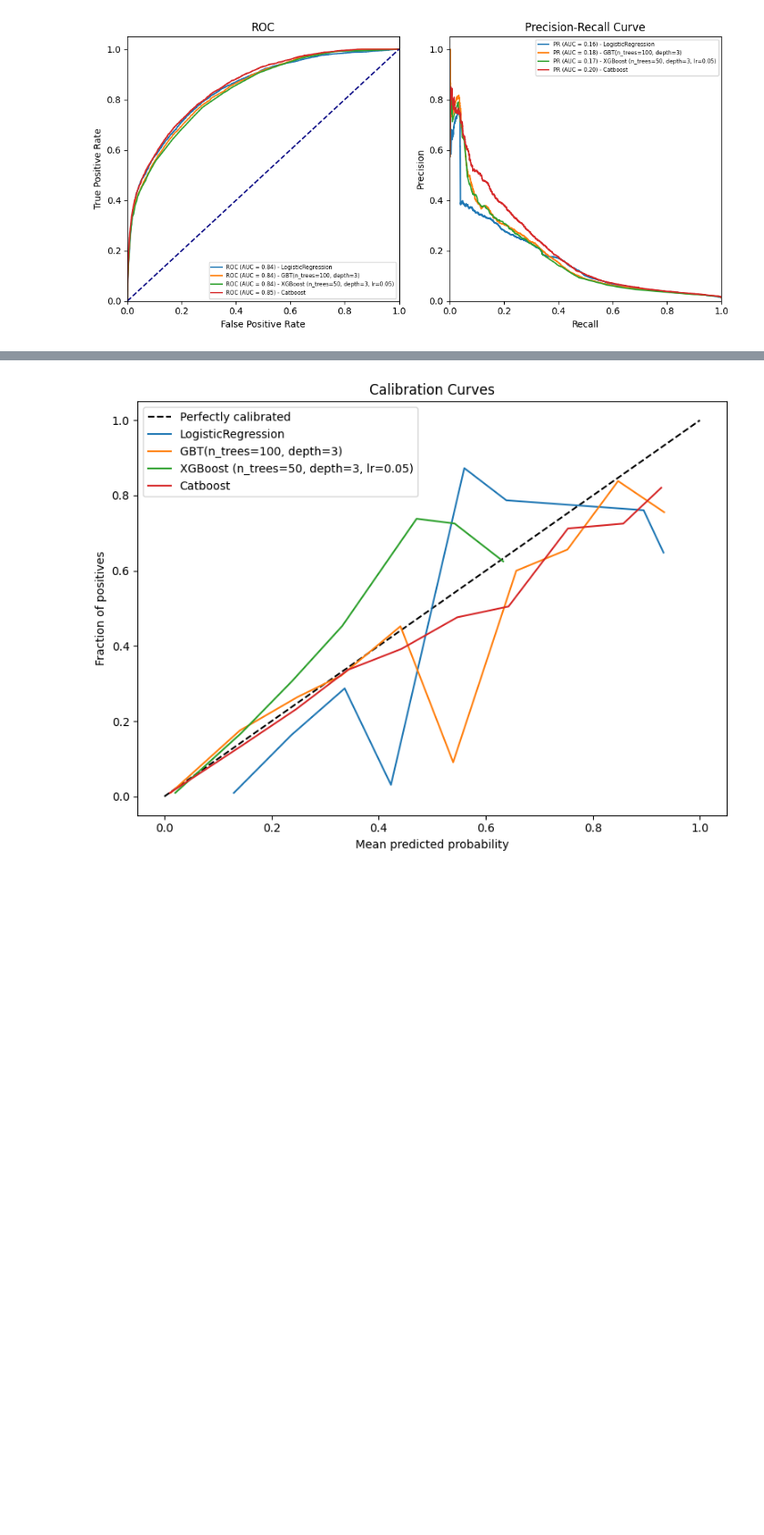
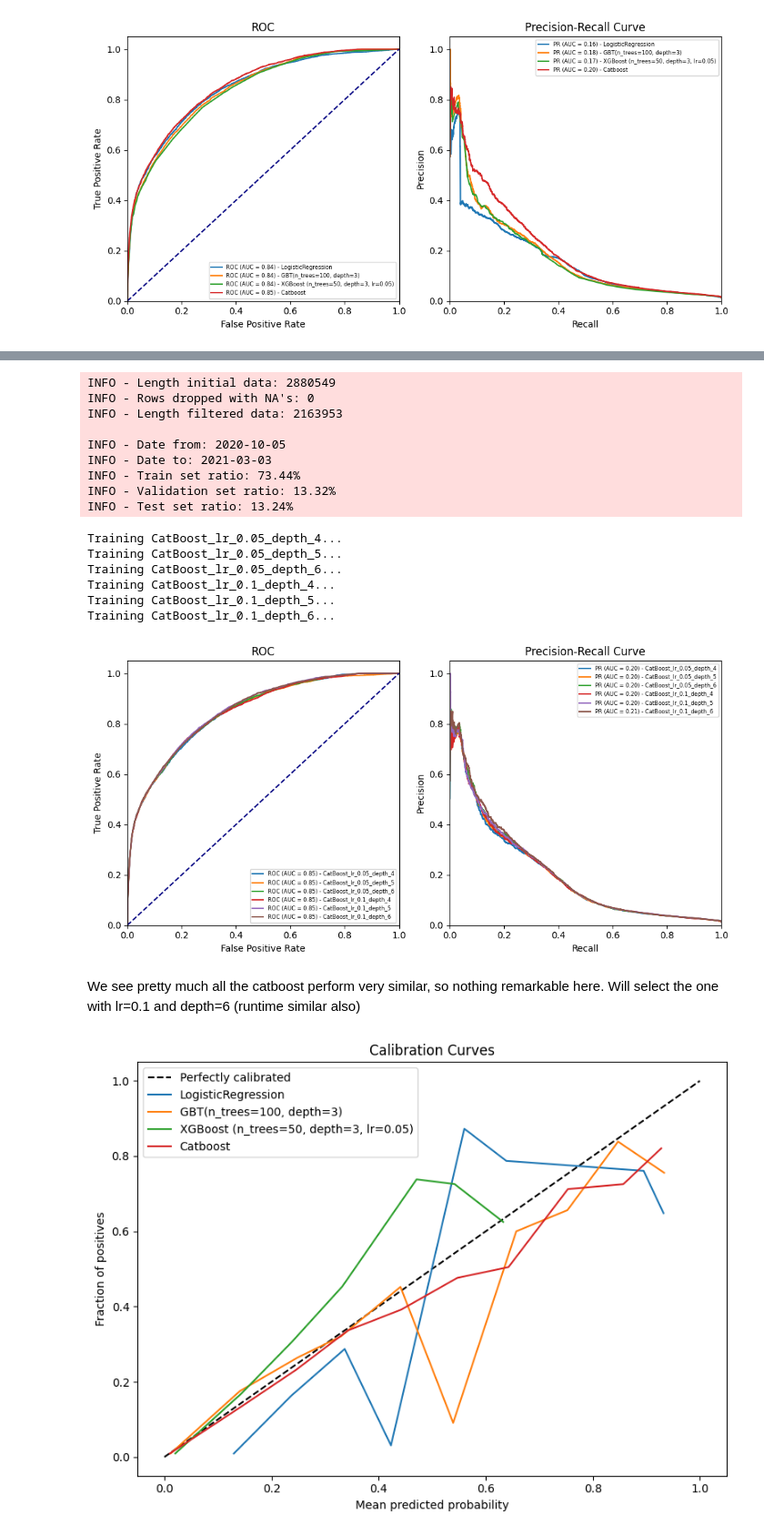
Before and after one commit to dan1dr/zrive-ds, a Jupyter notebook: src/module_4/push_exploration_non_linear.ipynb, the cells around one changed output, grey strips where cells are left out. Shown at 91% size. Drawn from its saved outputs; the diff is of its cells as text; code cells hidden in the pictures; blank space fills up the shorter version.

```diff
--- a/src/module_4/push_exploration_non_linear.ipynb
+++ b/src/module_4/push_exploration_non_linear.ipynb
@@ -902,0 +842,50 @@ generate_evaluation_curves_multi(
+# %%
+X_train, y_train, X_val, y_val, X_test, y_test = temporal_data_split(data_processed, cols=cols_with_categ)
+
+# Adjust the list to exclude 'outcome' since it is not part of X_train
+categorical_features_indices = [X_train.columns.get_loc(col) for col in categorical]
+
+# ... rest of your code
+
+# Initialize learning rate and depth values to iterate over
+learning_rates = [0.05, 0.1]
+depths = [4, 5, 6]
+
+# Lists to store model names and predictions
+model_names = []
+y_preds = []
+
+# Create Pool objects for train, validation, and test sets.
+train_pool = Pool(X_train, y_train, cat_features=categorical_features_indices)
+val_pool = Pool(X_val, y_val, cat_features=categorical_features_indices)
+test_pool = Pool(X_test, y_test, cat_features=categorical_features_indices)
+
+# Loop over all combinations of learning rates and depths
+for lr in learning_rates:
+    for depth in depths:
+        model_name = f'CatBoost_lr_{lr}_depth_{depth}'
+        print(f'Training {model_name}...')
+
+        # Initialize CatBoostClassifier with current learning rate and depth
+        catboost_model = CatBoostClassifier(
+            iterations=100,  # Note: You've mentioned to keep iterations to 100, adjusted accordingly.
+            learning_rate=lr,
+            depth=depth,
+            loss_function='Logloss',
+            eval_metric='AUC',
+            random_seed=42,
+            verbose=False  # Set to True if you want to see the training progress
+        )
+
+        # Train the CatBoostClassifier
+        catboost_model.fit(train_pool, eval_set=val_pool)
+
+        # Predict on validation set
+        y_pred = catboost_model.predict_proba(val_pool)[:, 1]
+
+        # Store the model name and predictions
+        model_names.append(model_name)
+        y_preds.append(y_pred)
+
+generate_evaluation_curves_multi(model_names, y_preds, y_val)
+# %% [output]
@@ -903,3 +926,21 @@ generate_evaluation_curves_multi(
+INFO - Length initial data: 2880549
+INFO - Rows dropped with NA's: 0
+INFO - Length filtered data: 2163953
+
+INFO - Date from: 2020-10-05
+INFO - Date to: 2021-03-03
+INFO - Train set ratio: 73.44%
+INFO - Validation set ratio: 13.32%
+INFO - Test set ratio: 13.24%
+Training CatBoost_lr_0.05_depth_4...
+Training CatBoost_lr_0.05_depth_5...
+Training CatBoost_lr_0.05_depth_6...
+Training CatBoost_lr_0.1_depth_4...
+Training CatBoost_lr_0.1_depth_5...
+Training CatBoost_lr_0.1_depth_6...
+[figure, added]
+# %% [markdown]
+We see pretty much all the catboost perform very similar, so nothing remarkable here. Will select the one with lr=0.1 and depth=6 (runtime similar also)
 # %%
 from sklearn.calibration import calibration_curve
 
```
Also changed, not shown: parts of 11 cells of this notebook, 5 other files.
